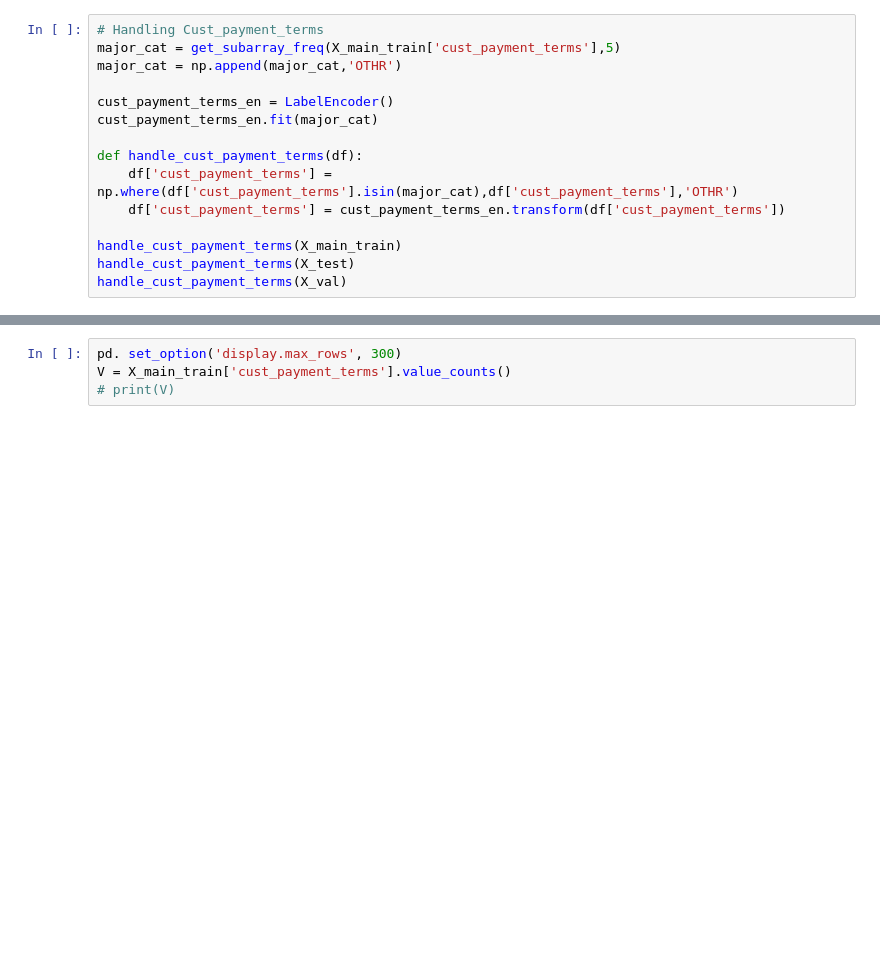
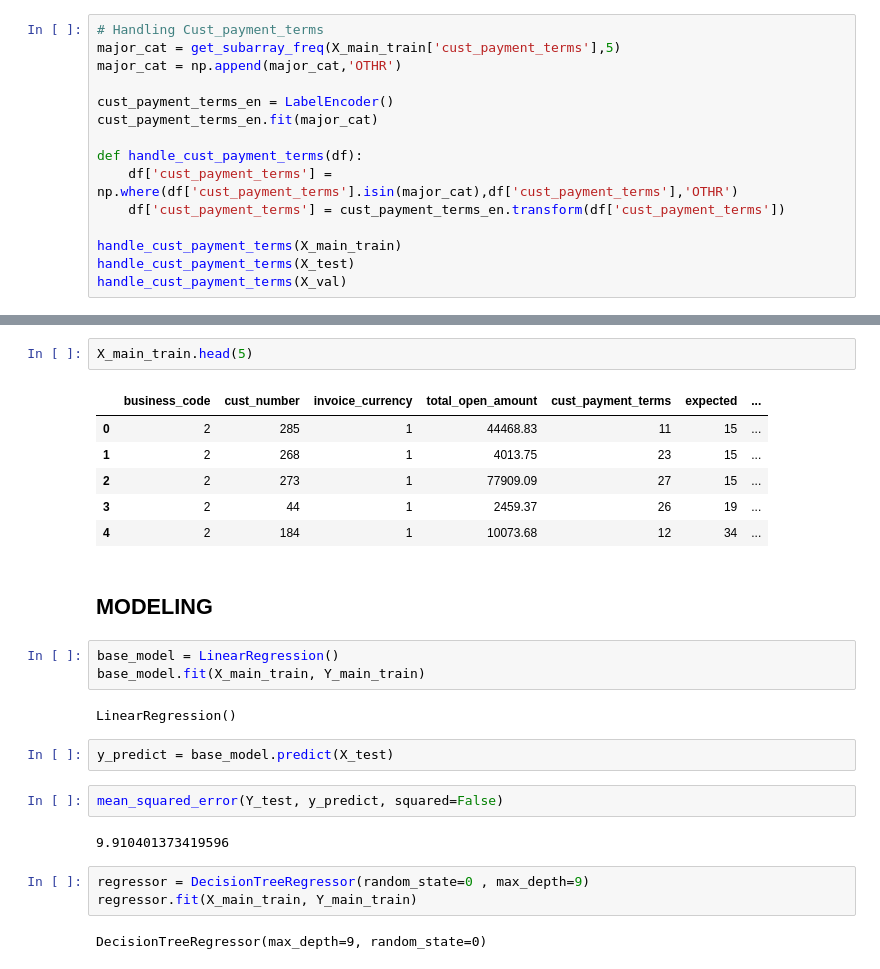
Before and after one commit to prateekkaistha/PaymentDatePrediction, a Jupyter notebook: Module1.1/vesion1.1.ipynb, the cells around one changed output, grey strips where cells are left out. Drawn from its saved outputs; the diff is of its cells as text; blank space fills up the shorter version.

```diff
--- a/Module1.1/vesion1.1.ipynb
+++ b/Module1.1/vesion1.1.ipynb
@@ -525,4 +547,27 @@ handle_cust_payment_terms(X_main_train)
+# %%
+X_main_train.head(5)
+# %% [output]
+|  | business_code | cust_number | invoice_currency | total_open_amount | cust_payment_terms | expected | ... |
+| 0 | 2 | 285 | 1 | 44468.83 | 11 | 15 | ... |
+| 1 | 2 | 268 | 1 | 4013.75 | 23 | 15 | ... |
+| 2 | 2 | 273 | 1 | 77909.09 | 27 | 15 | ... |
+| 3 | 2 | 44 | 1 | 2459.37 | 26 | 19 | ... |
+| 4 | 2 | 184 | 1 | 10073.68 | 12 | 34 | ... |
+# %% [markdown]
+## MODELING
 # %%
-pd. set_option('display.max_rows', 300)
-V = X_main_train['cust_payment_terms'].value_counts()
-# print(V)
+base_model = LinearRegression()
+base_model.fit(X_main_train, Y_main_train)
+# %% [output]
+LinearRegression()
+# %%
+y_predict = base_model.predict(X_test)
+# %%
+mean_squared_error(Y_test, y_predict, squared=False)
+# %% [output]
+9.910401373419596
+# %%
+regressor = DecisionTreeRegressor(random_state=0 , max_depth=9)
+regressor.fit(X_main_train, Y_main_train)
+# %% [output]
+DecisionTreeRegressor(max_depth=9, random_state=0)
```
Also changed, not shown: parts of 51 cells of this notebook.
